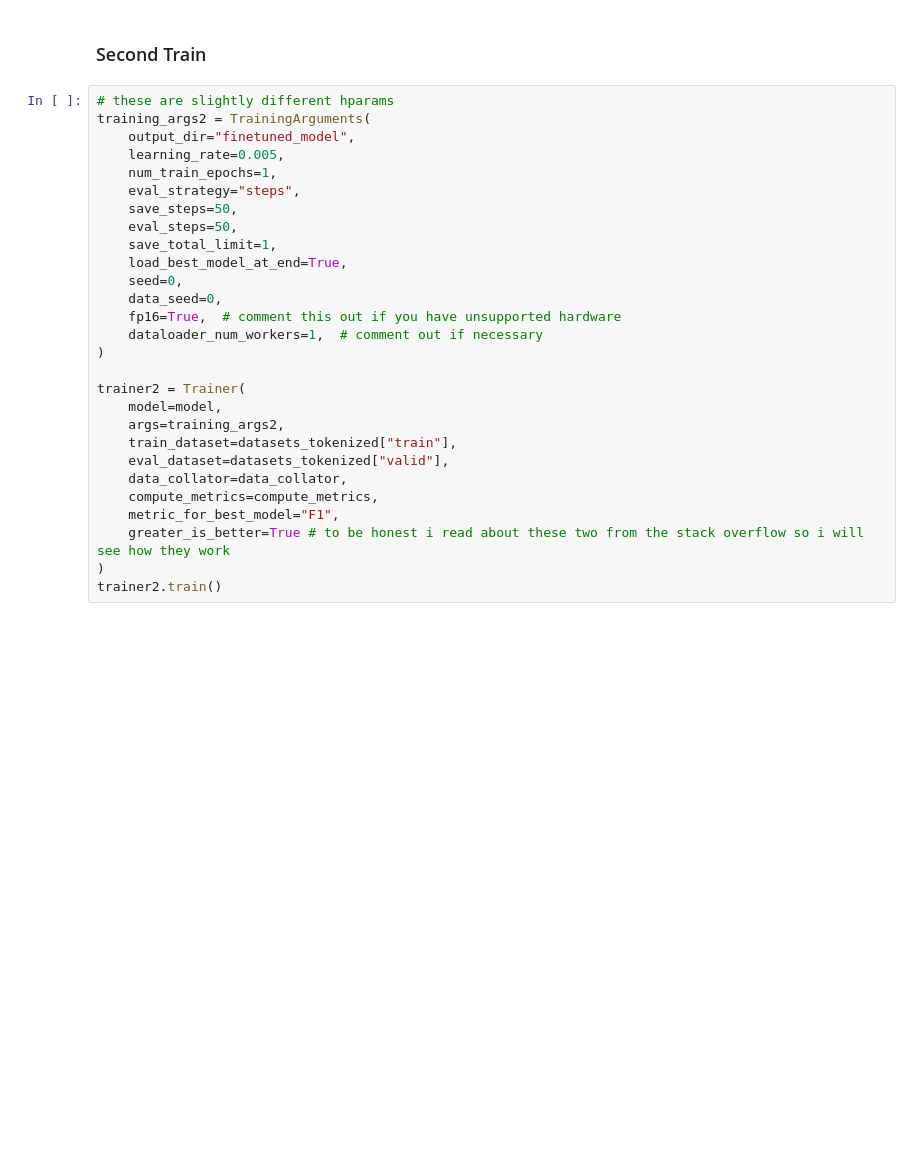
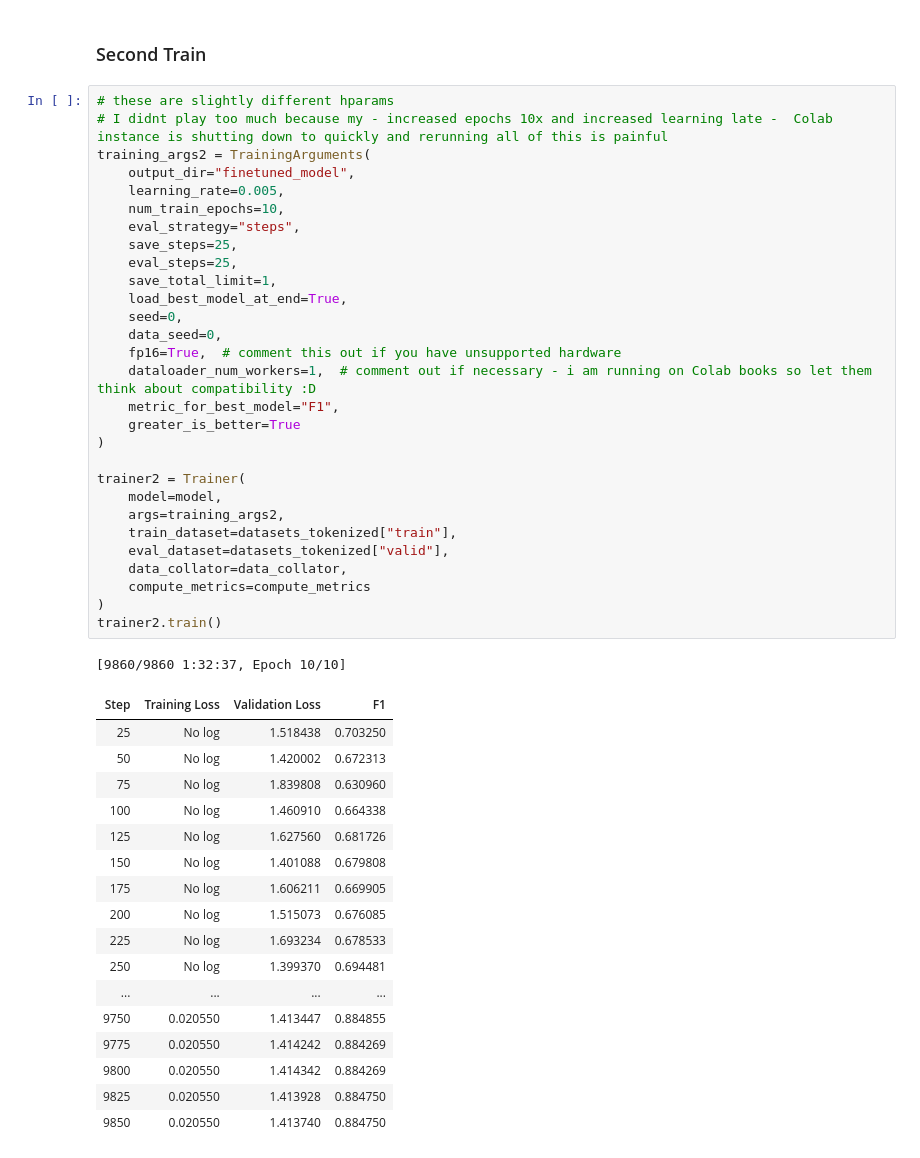
Before and after one commit to mate-mali/MLOPS-MM06, a Jupyter notebook: homework-mm.ipynb, the cells around one changed output. Cells and saved outputs as stored; diff of their text form; blank space fills up the shorter version.

```diff
--- a/homework-mm.ipynb
+++ b/homework-mm.ipynb
@@ -784,29 +896,49 @@ trainer1.train()
 ### Second Train
 # %%
 # these are slightly different hparams
+# I didnt play too much because my - increased epochs 10x and increased learning late -  Colab instance is shutting down to quickly and rerunning all of this is painful
 training_args2 = TrainingArguments(
     output_dir="finetuned_model",
     learning_rate=0.005,
-    num_train_epochs=1,
+    num_train_epochs=10,
     eval_strategy="steps",
-    save_steps=50,
-    eval_steps=50,
+    save_steps=25,
+    eval_steps=25,
     save_total_limit=1,
     load_best_model_at_end=True,
     seed=0,
     data_seed=0,
     fp16=True,  # comment this out if you have unsupported hardware
-    dataloader_num_workers=1,  # comment out if necessary
+    dataloader_num_workers=1,  # comment out if necessary - i am running on Colab books so let them think about compatibility :D
+    metric_for_best_model="F1",
+    greater_is_better=True
 )
 
 trainer2 = Trainer(
     model=model,
     args=training_args2,
     train_dataset=datasets_tokenized["train"],
     eval_dataset=datasets_tokenized["valid"],
     data_collator=data_collator,
-    compute_metrics=compute_metrics,
-    metric_for_best_model="F1",
-    greater_is_better=True # to be honest i read about these two from the stack overflow so i will see how they work
+    compute_metrics=compute_metrics
 )
 trainer2.train()
+# %% [output]
+[9860/9860 1:32:37, Epoch 10/10]
+| Step | Training Loss | Validation Loss | F1 |
+| 25 | No log | 1.518438 | 0.703250 |
+| 50 | No log | 1.420002 | 0.672313 |
+| 75 | No log | 1.839808 | 0.630960 |
+| 100 | No log | 1.460910 | 0.664338 |
+| 125 | No log | 1.627560 | 0.681726 |
+| 150 | No log | 1.401088 | 0.679808 |
+| 175 | No log | 1.606211 | 0.669905 |
+| 200 | No log | 1.515073 | 0.676085 |
+| 225 | No log | 1.693234 | 0.678533 |
+| 250 | No log | 1.399370 | 0.694481 |
+| ... | ... | ... | ... |
+| 9750 | 0.020550 | 1.413447 | 0.884855 |
+| 9775 | 0.020550 | 1.414242 | 0.884269 |
+| 9800 | 0.020550 | 1.414342 | 0.884269 |
+| 9825 | 0.020550 | 1.413928 | 0.884750 |
+| 9850 | 0.020550 | 1.413740 | 0.884750 |
```
Also changed, not shown: parts of 24 cells of this notebook.
